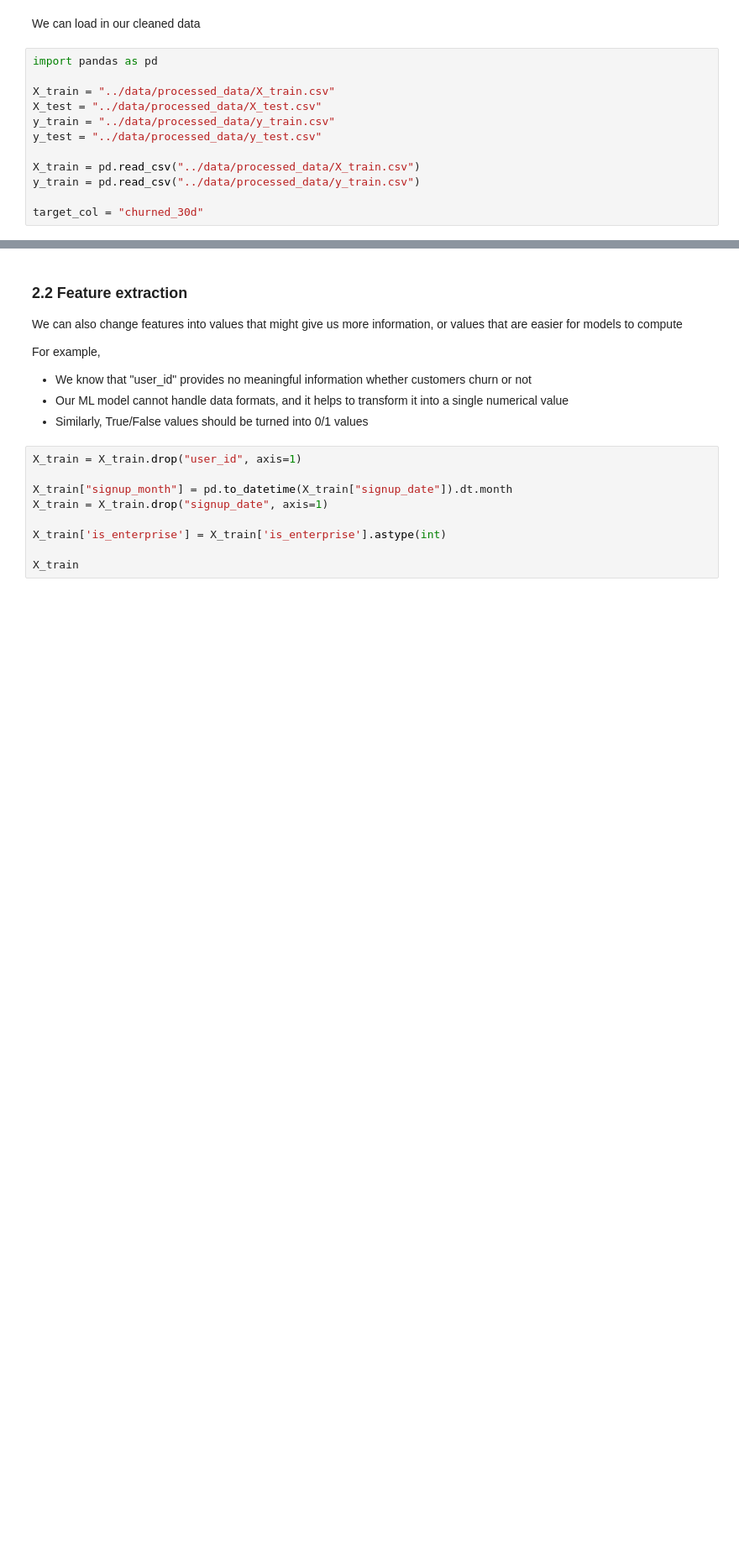
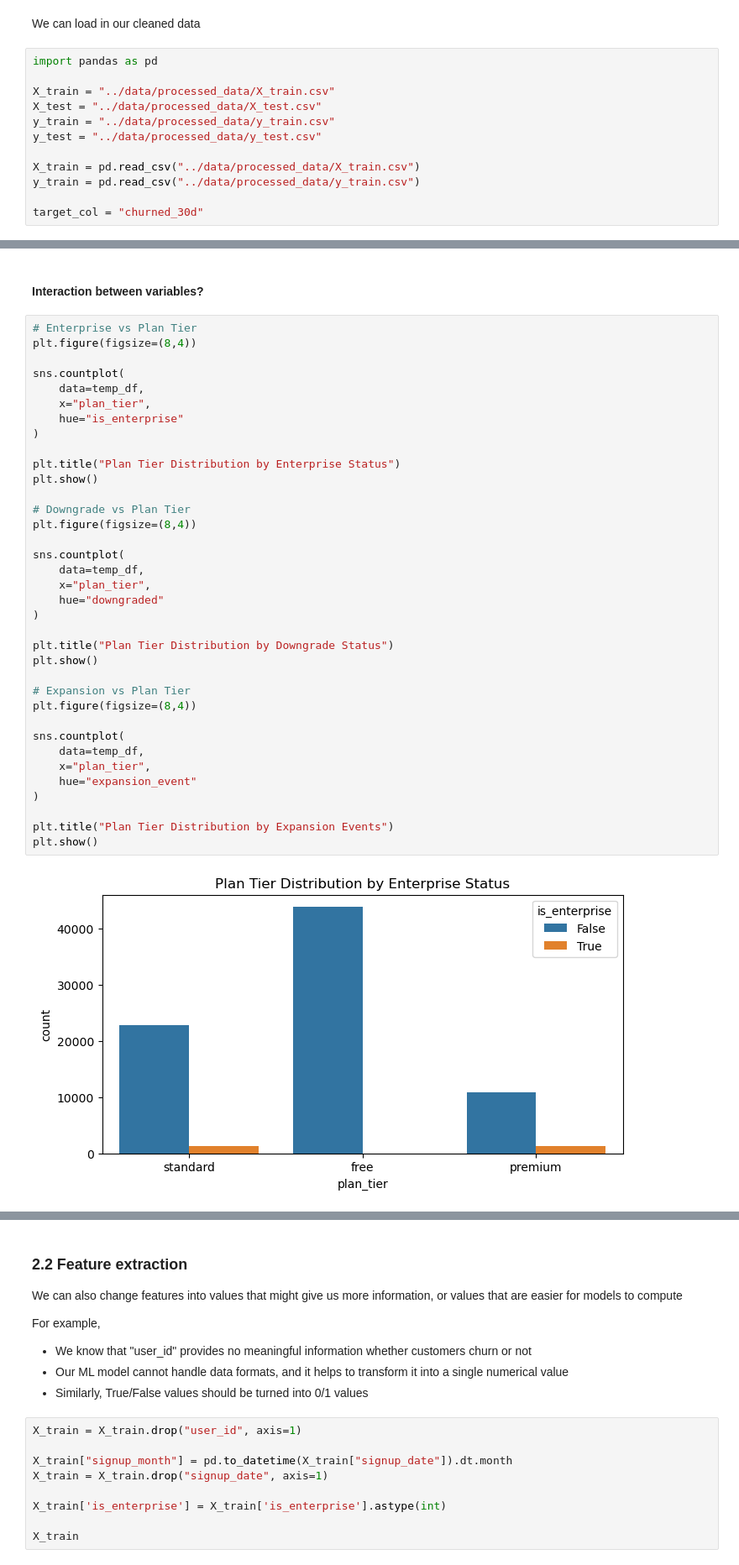
Before and after one commit to minjun504/atlassian_presentation, a Jupyter notebook: content/EDA_feature_engineering.ipynb, the cells around one changed output, grey strips where cells are left out. Shown at 84% size. Cells and saved outputs as stored; diff of their text form; blank space fills up the shorter version.

```diff
--- a/content/EDA_feature_engineering.ipynb
+++ b/content/EDA_feature_engineering.ipynb
@@ -33,0 +192,40 @@ plt.show()
+# %% [markdown]
+#### Interaction between variables?
+# %%
+# Enterprise vs Plan Tier
+plt.figure(figsize=(8,4))
+
+sns.countplot(
+    data=temp_df,
+    x="plan_tier",
+    hue="is_enterprise"
+)
+
+plt.title("Plan Tier Distribution by Enterprise Status")
+plt.show()
+
+# Downgrade vs Plan Tier
+plt.figure(figsize=(8,4))
+
+sns.countplot(
+    data=temp_df,
+    x="plan_tier",
+    hue="downgraded"
+)
+
+plt.title("Plan Tier Distribution by Downgrade Status")
+plt.show()
+
+# Expansion vs Plan Tier
+plt.figure(figsize=(8,4))
+
+sns.countplot(
+    data=temp_df,
+    x="plan_tier",
+    hue="expansion_event"
+)
+
+plt.title("Plan Tier Distribution by Expansion Events")
+plt.show()
+# %% [output]
+[figure, added]
```
Also changed, not shown: parts of 13 cells of this notebook.
